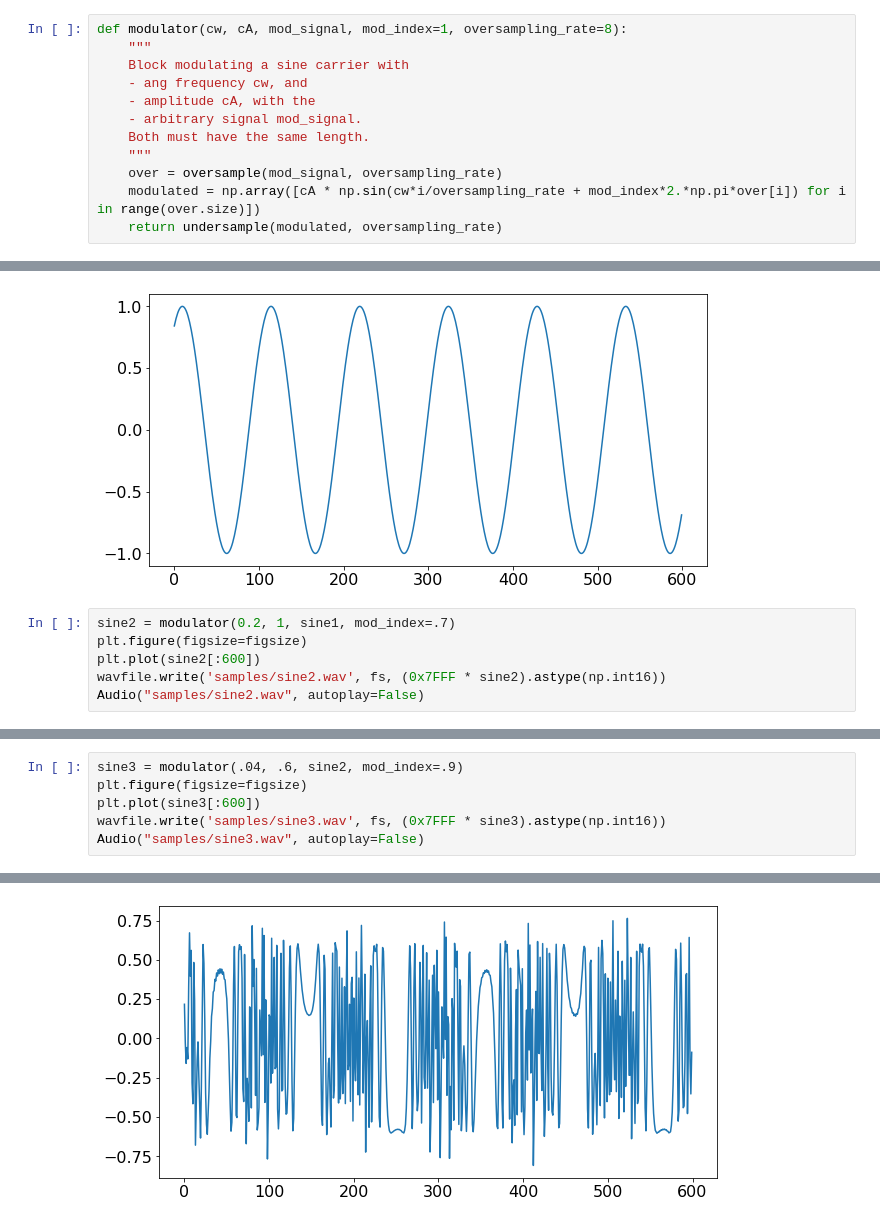
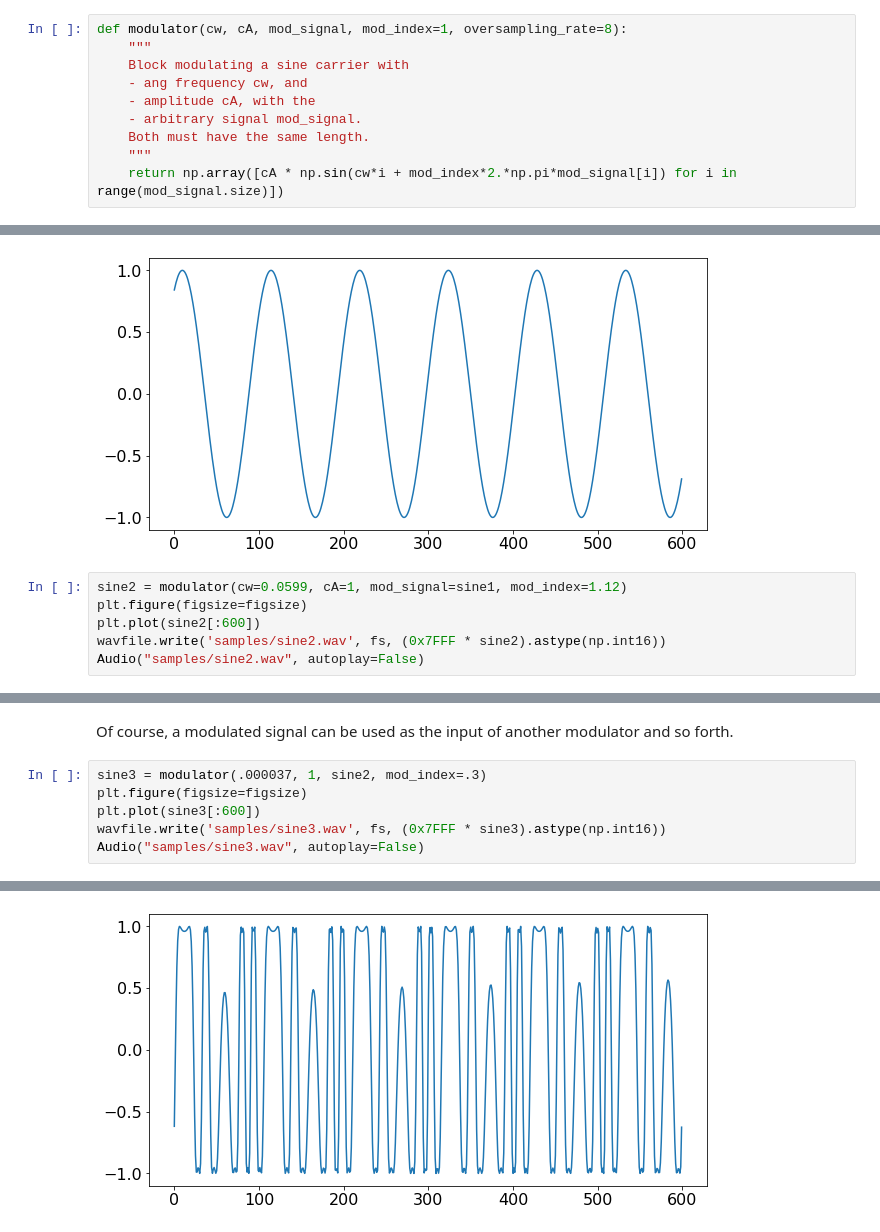
Before and after one commit to lucieperrotta/computersandmusic, a Jupyter notebook: Synthesizer.ipynb, the cells around one changed output, grey strips where cells are left out. Cells and saved outputs as stored; diff of their text form.

```diff
--- a/Wave synthesis.ipynb
+++ b/Synthesizer.ipynb
@@ -186,9 +190,7 @@ def modulator(cw, cA, mod_signal, mod_index=1, oversampling_rate=8):
     - arbitrary signal mod_signal.
     Both must have the same length.
     """
-    over = oversample(mod_signal, oversampling_rate)
-    modulated = np.array([cA * np.sin(cw*i/oversampling_rate + mod_index*2.*np.pi*over[i]) for i in range(over.size)])
-    return undersample(modulated, oversampling_rate)
+    return np.array([cA * np.sin(cw*i + mod_index*2.*np.pi*mod_signal[i]) for i in range(mod_signal.size)])
 # %%
 sine1 = sine(A=1, w=0.06, phi=-1, n=np.arange(2*fs, dtype=np.float32))
 plt.figure(figsize=figsize)
@@ -199,7 +201,7 @@ Audio("samples/sine1.wav", autoplay=False)
 [interactive output not drawn]
 [figure]
 # %%
-sine2 = modulator(0.2, 1, sine1, mod_index=.7)
+sine2 = modulator(cw=0.0599, cA=1, mod_signal=sine1, mod_index=1.12)
 plt.figure(figsize=figsize)
 plt.plot(sine2[:600])
 wavfile.write('samples/sine2.wav', fs, (0x7FFF * sine2).astype(np.int16))
@@ -210,9 +212,11 @@ Audio("samples/sine2.wav", autoplay=False)
+# %% [markdown]
+Of course, a modulated signal can be used as the input of another modulator and so forth.
 # %%
-sine3 = modulator(.04, .6, sine2, mod_index=.9)
+sine3 = modulator(.000037, 1, sine2, mod_index=.3)
 plt.figure(figsize=figsize)
 plt.plot(sine3[:600])
 wavfile.write('samples/sine3.wav', fs, (0x7FFF * sine3).astype(np.int16))
 Audio("samples/sine3.wav", autoplay=False)
 # %% [output]
 [interactive output not drawn]
-[figure, old version]
+[figure, new version]
```
Also changed, not shown: parts of 11 cells of this notebook.
